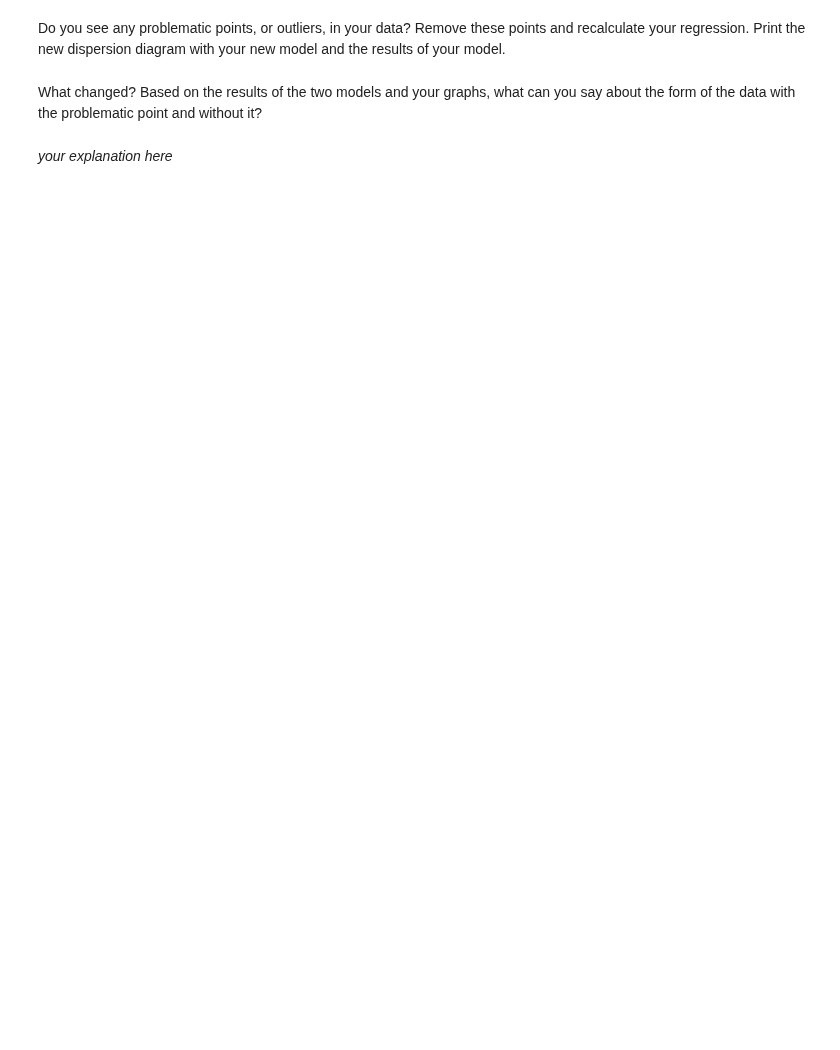
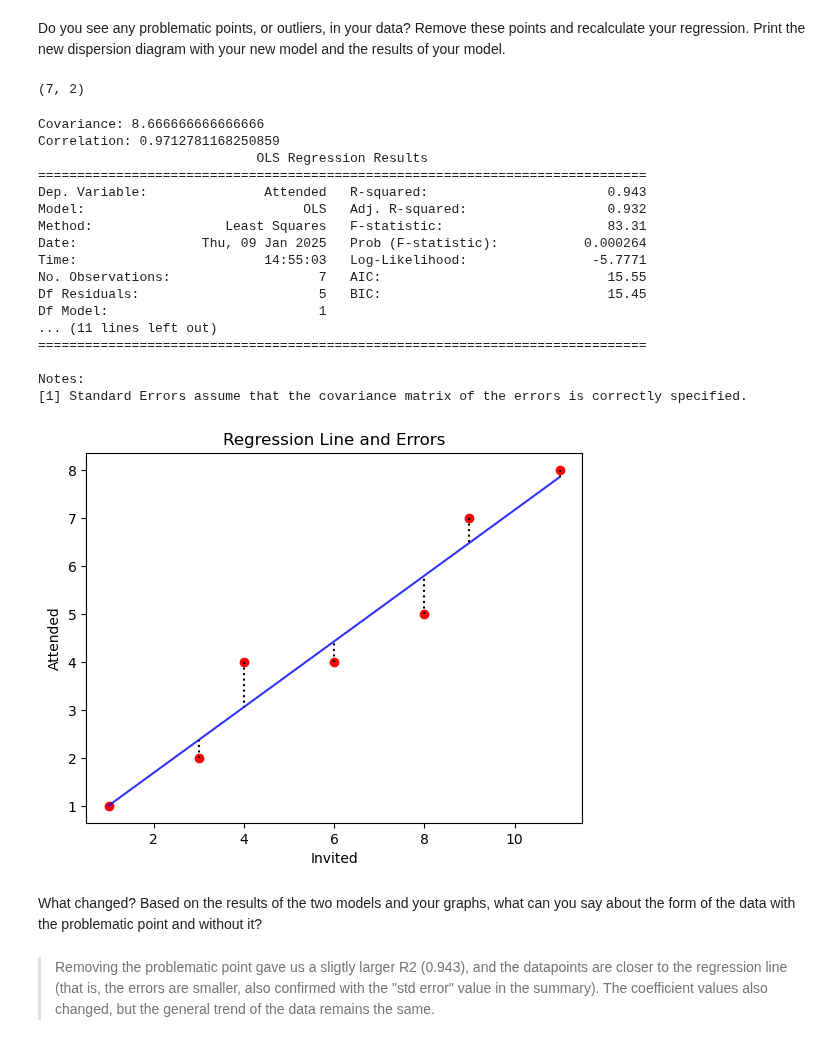
Before and after one commit to ironhack-labs/lab-regression-analysis-en, a Jupyter notebook: your-code/lab-regression-analysis.ipynb, the cells around one changed output. Cells and saved outputs as stored; diff of their text form; code cells hidden in the pictures; blank space fills up the shorter version.

```diff
--- a/your-code/lab-regression-analysis.ipynb
+++ b/your-code/lab-regression-analysis.ipynb
@@ -342,4 +414,56 @@ Do you see any problematic points, or outliers, in your data? Remove these point
+# %%
+# Remove last datapoint
+df2 = df[:-1]
+display(df2.shape)
+
+covariance = np.cov(df2['Invited'], df2['Attended'])
+correlation = np.corrcoef(df2['Invited'], df2['Attended'])
+print(f'Covariance: {covariance[0][1]}')
+print(f'Correlation: {correlation[0][1]}')
+
+# Build a linear regression model
+model = smf.ols(formula='Attended ~ Invited', data=df2)
+results = model.fit()
+print(results.summary())
+
+# Plot the regression line and scatter plot
+x = df2['Invited']
+y = df2['Attended']
+
+a0, a1 = results.params
+plt.scatter(x, y, color='red')  # Scatter plot
+
+# Plot the regression line
+plt.plot([x.min(), x.max()], [a0 + a1 * x.min(), a0 + a1 * x.max()], alpha=0.8, color='blue')
+
+# Add pointed black lines to illustrate the errors
+for xi, yi in zip(x, y):
+    plt.plot([xi]*2, [yi, a0 + a1 * xi], "k:")
+plt.xlabel('Invited')
+plt.ylabel('Attended')
+plt.title('Regression Line and Errors')
+plt.show()
+# %% [output]
+(7, 2)
+Covariance: 8.666666666666666
+Correlation: 0.9712781168250859
+                            OLS Regression Results
+==============================================================================
+Dep. Variable:               Attended   R-squared:                       0.943
+Model:                            OLS   Adj. R-squared:                  0.932
+Method:                 Least Squares   F-statistic:                     83.31
+Date:                Thu, 09 Jan 2025   Prob (F-statistic):           0.000264
+Time:                        14:55:03   Log-Likelihood:                -5.7771
+No. Observations:                   7   AIC:                             15.55
+Df Residuals:                       5   BIC:                             15.45
+Df Model:                           1
+... (11 lines left out)
+==============================================================================
+
+Notes:
+[1] Standard Errors assume that the covariance matrix of the errors is correctly specified.
+[figure, added]
 # %% [markdown]
 What changed? Based on the results of the two models and your graphs, what can you say about the form of the data with the problematic point and without it?
-# %% [markdown]
-*your explanation here*
+# %% [markdown]
+> Removing the problematic point gave us a sligtly larger R2 (0.943), and the datapoints are closer to the regression line (that is, the errors are smaller, also confirmed with the "std error" value in the summary). The coefficient values also changed, but the general trend of the data remains the same.
```
Also changed, not shown: parts of 8 cells of this notebook.
